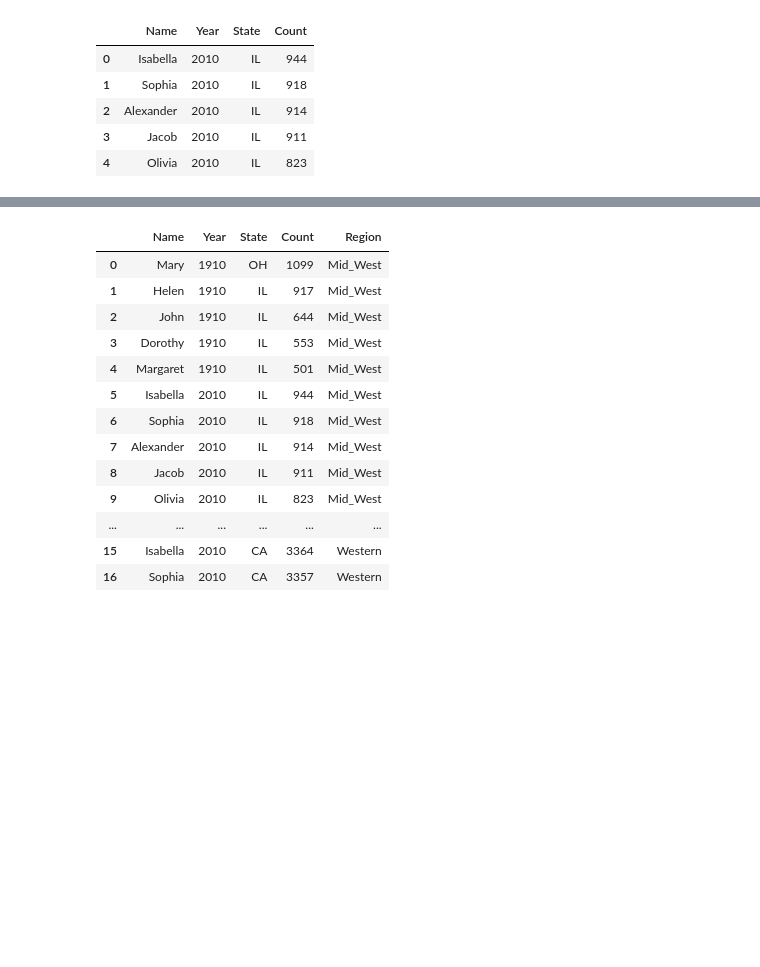
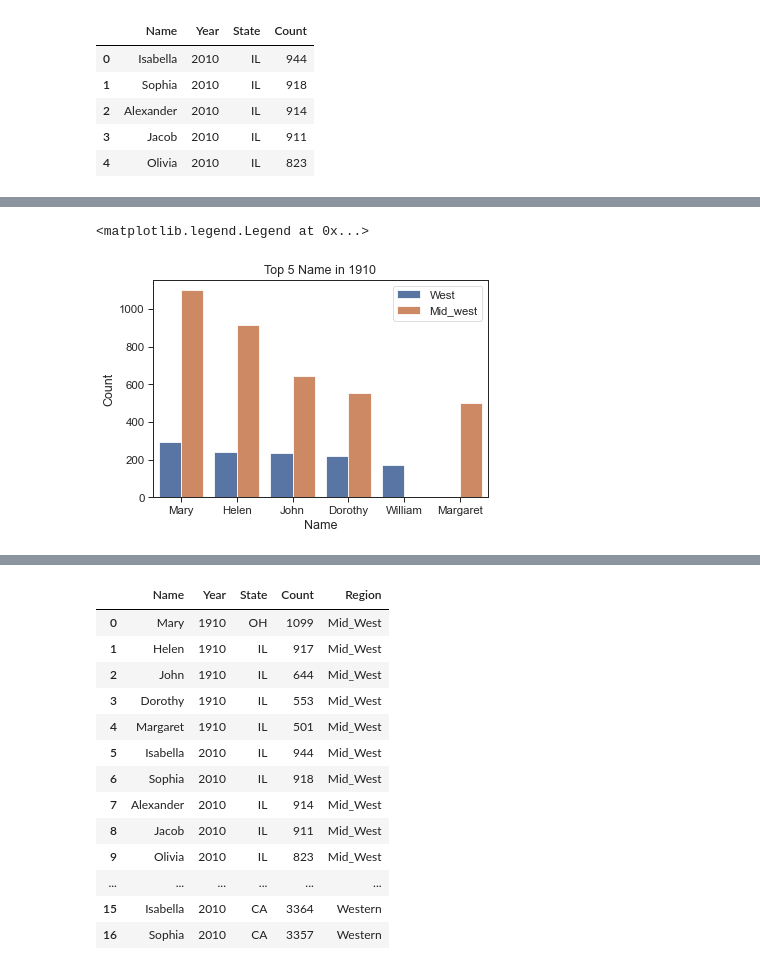
Before and after one commit to data301-2020-winter2/course-project-group_1039, a Jupyter notebook: analysis/Rita/Milestonr2_EDA.ipynb, the cells around one changed output, grey strips where cells are left out. Cells and saved outputs as stored; diff of their text form; code cells hidden in the pictures; blank space fills up the shorter version.

```diff
--- a/analysis/Rita/Milestonr2_EDA.ipynb
+++ b/analysis/Rita/Milestonr2_EDA.ipynb
@@ -214,2 +224,9 @@ Now I want to take a closer look at the ***regional difference***
 
 **C1.2 Regional differences**
+# %%
+# First, let's compare top 5 names in western and mid_west states just in 1910
+#I assign a new variable "Region" for analysis
+west2_1910 = west_1910.assign(Region="West")
+mw2_1910 = mw_1910.assign(Region="Mid_west")
+region_1910= pd.concat([west2_1910, mw2_1910],axis=0).reset_index(drop=True)
+region_1910
@@ -215,0 +245,9 @@ Now I want to take a closer look at the ***regional difference***
+# %%
+# Now Let's visualize it with bar graph
+sns.set_theme(context="paper", style="ticks",  font_scale=1.3, )
+states1= sns.barplot(x='Name',y='Count',data= region_1910, hue='Region')
+states1.set_title("Top 5 Name in 1910")
+plt.legend(loc=1)
+# %% [output]
+<matplotlib.legend.Legend at 0x...>
+[figure, added]
```
Also changed, not shown: parts of 11 cells of this notebook, 2 other files.
